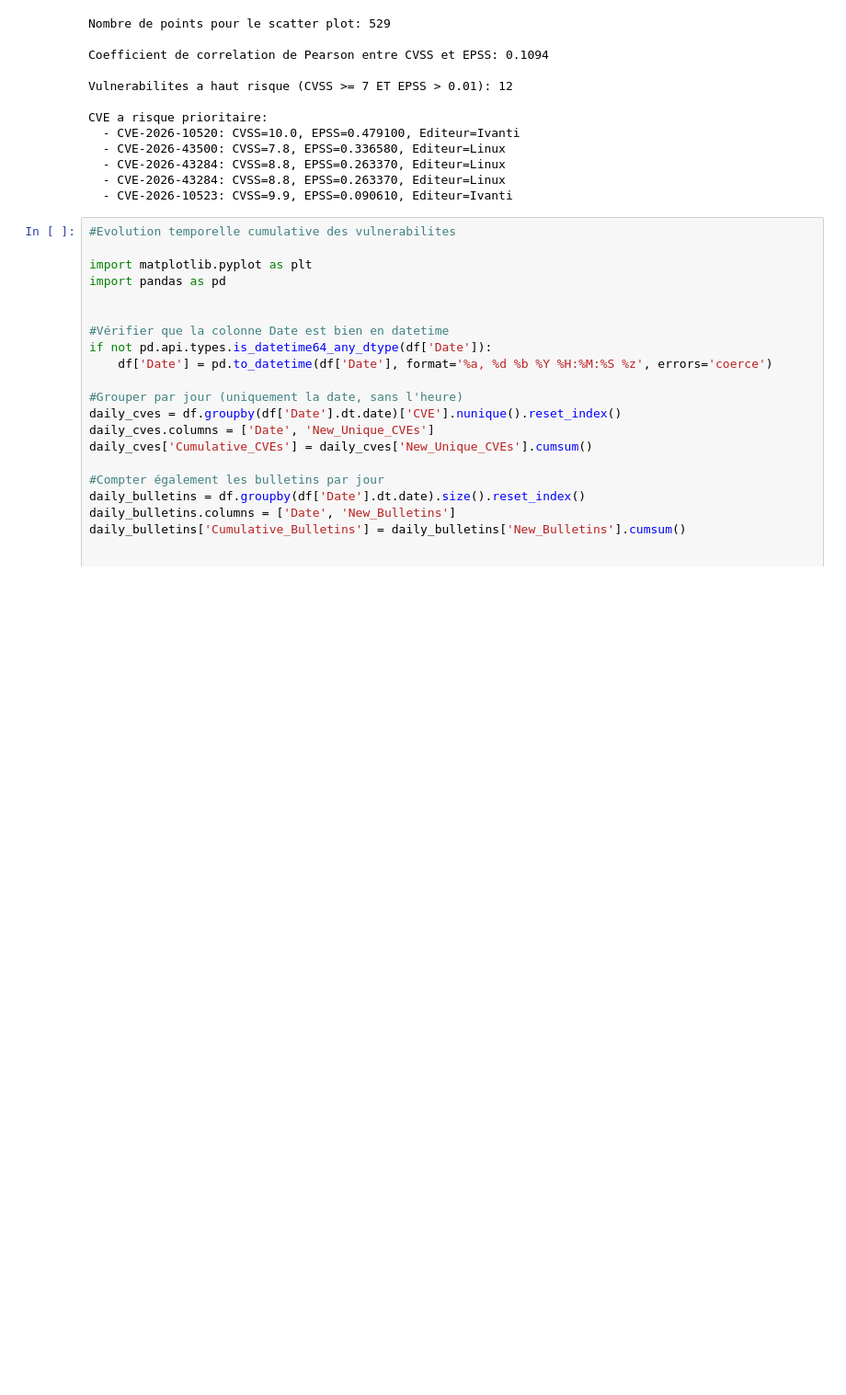
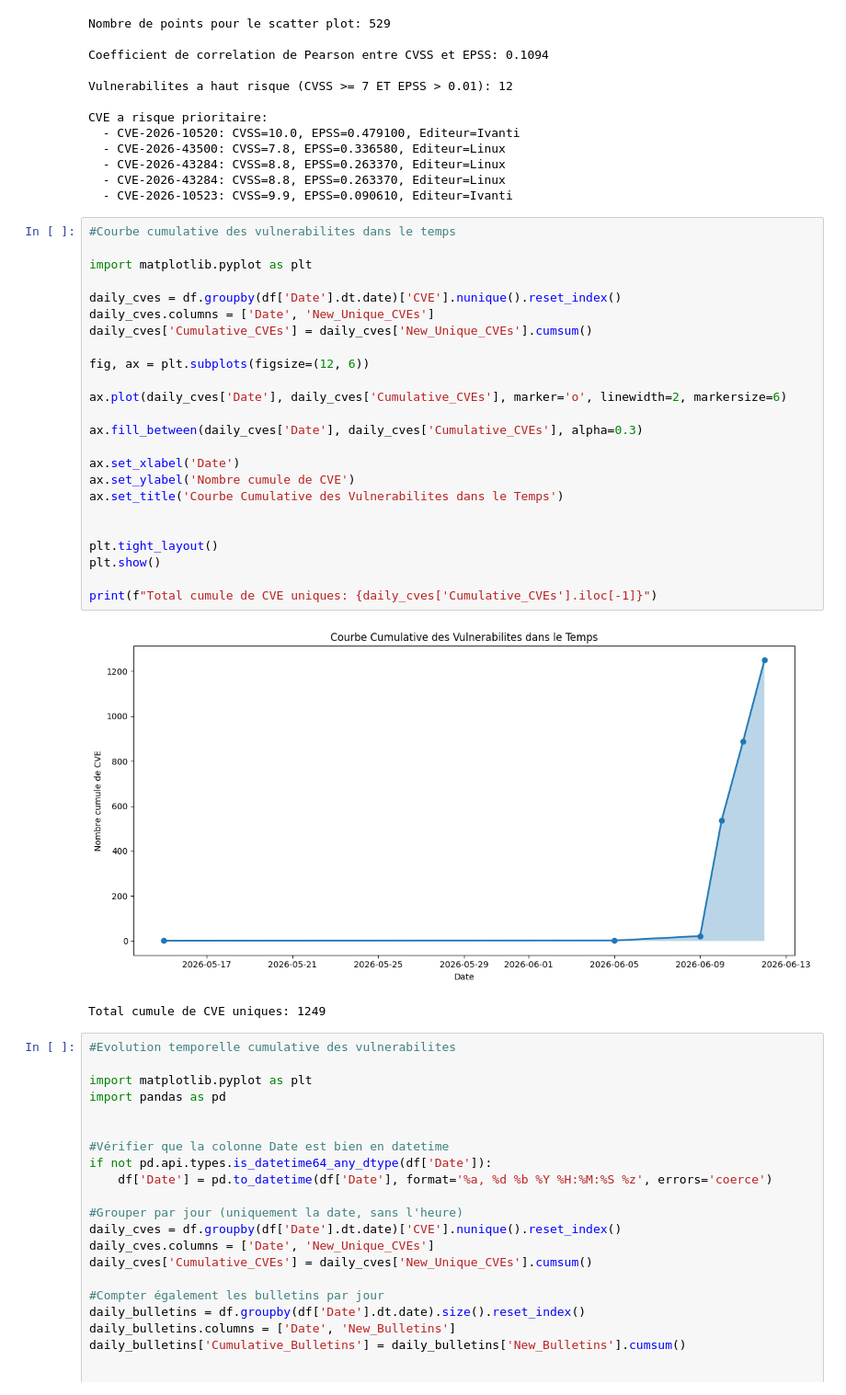
Before and after one commit to imtoatb/Analyse-des-Avis-et-Alertes-ANSSI-avec-Enrichissement-des-CVE, a Jupyter notebook: analyse_anssi.ipynb, the cells around one changed output. Shown at 92% size. Saved outputs shown, nothing was run; the diff lists cells and outputs as text; blank space fills up the shorter version.

```diff
--- a/analyse_anssi.ipynb
+++ b/analyse_anssi.ipynb
@@ -826,6 +858,33 @@ CVE a risque prioritaire:
   - CVE-2026-43284: CVSS=8.8, EPSS=0.263370, Editeur=Linux
   - CVE-2026-43284: CVSS=8.8, EPSS=0.263370, Editeur=Linux
   - CVE-2026-10523: CVSS=9.9, EPSS=0.090610, Editeur=Ivanti
+# %%
+#Courbe cumulative des vulnerabilites dans le temps
+
+import matplotlib.pyplot as plt
+
+daily_cves = df.groupby(df['Date'].dt.date)['CVE'].nunique().reset_index()
+daily_cves.columns = ['Date', 'New_Unique_CVEs']
+daily_cves['Cumulative_CVEs'] = daily_cves['New_Unique_CVEs'].cumsum()
+
+fig, ax = plt.subplots(figsize=(12, 6))
+
+ax.plot(daily_cves['Date'], daily_cves['Cumulative_CVEs'], marker='o', linewidth=2, markersize=6)
+
+ax.fill_between(daily_cves['Date'], daily_cves['Cumulative_CVEs'], alpha=0.3)
+
+ax.set_xlabel('Date')
+ax.set_ylabel('Nombre cumule de CVE')
+ax.set_title('Courbe Cumulative des Vulnerabilites dans le Temps')
+
+
+plt.tight_layout()
+plt.show()
+
+print(f"Total cumule de CVE uniques: {daily_cves['Cumulative_CVEs'].iloc[-1]}")
+# %% [output]
+[figure, added]
+Total cumule de CVE uniques: 1249
 # %%
 #Evolution temporelle cumulative des vulnerabilites
 
```
Also changed, not shown: parts of 1 cell of this notebook.
